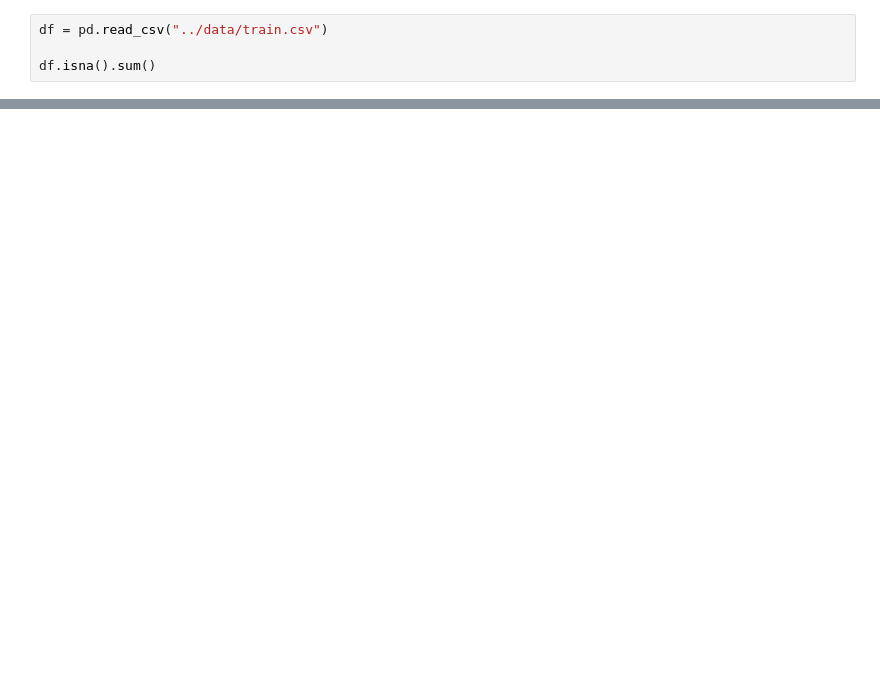
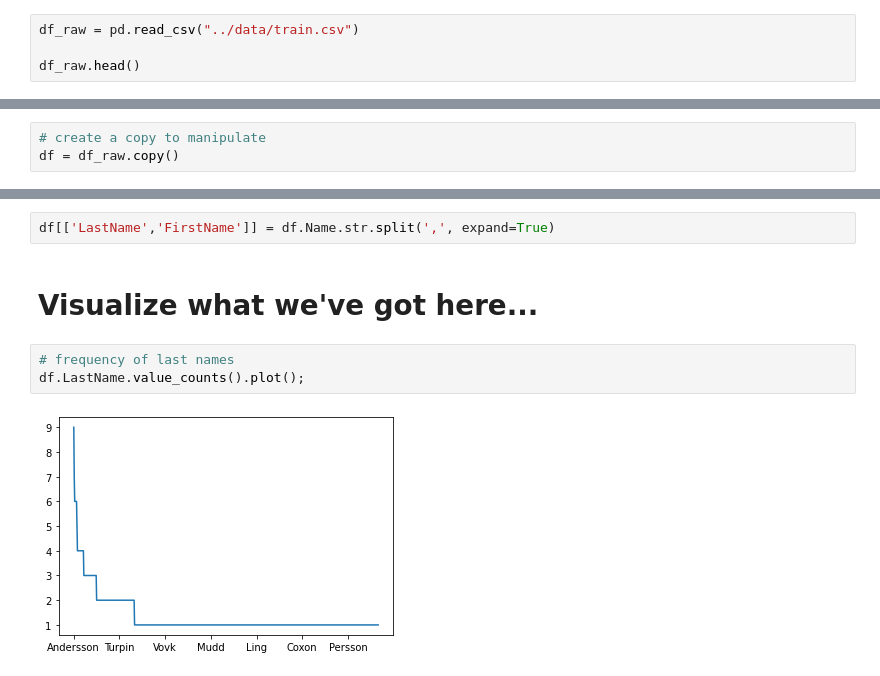
Before and after one commit to dray-the-sea/kaggle-titanic, a Jupyter notebook: notebooks/data-exploration.ipynb, the cells around one changed output, grey strips where cells are left out. Cells and saved outputs as stored; diff of their text form; blank space fills up the shorter version.

```diff
--- a/notebooks/data-exploration.ipynb
+++ b/notebooks/data-exploration.ipynb
@@ -30,5 +10,5 @@ Proceed ([y]/n)?
 # %%
-df = pd.read_csv("../data/train.csv")
+df_raw = pd.read_csv("../data/train.csv")
 
-df.isna().sum()
+df_raw.head()
 # %% [output]
@@ -47,0 +65,3 @@ dtype: int64
+# %%
+# create a copy to manipulate
+df = df_raw.copy()
@@ -47,0 +85,9 @@ dtype: int64
+# %%
+df[['LastName','FirstName']] = df.Name.str.split(',', expand=True)
+# %% [markdown]
+# Visualize what we've got here...
+# %%
+# frequency of last names
+df.LastName.value_counts().plot();
+# %% [output]
+[figure, added]
```
Also changed, not shown: parts of 25 cells of this notebook.
